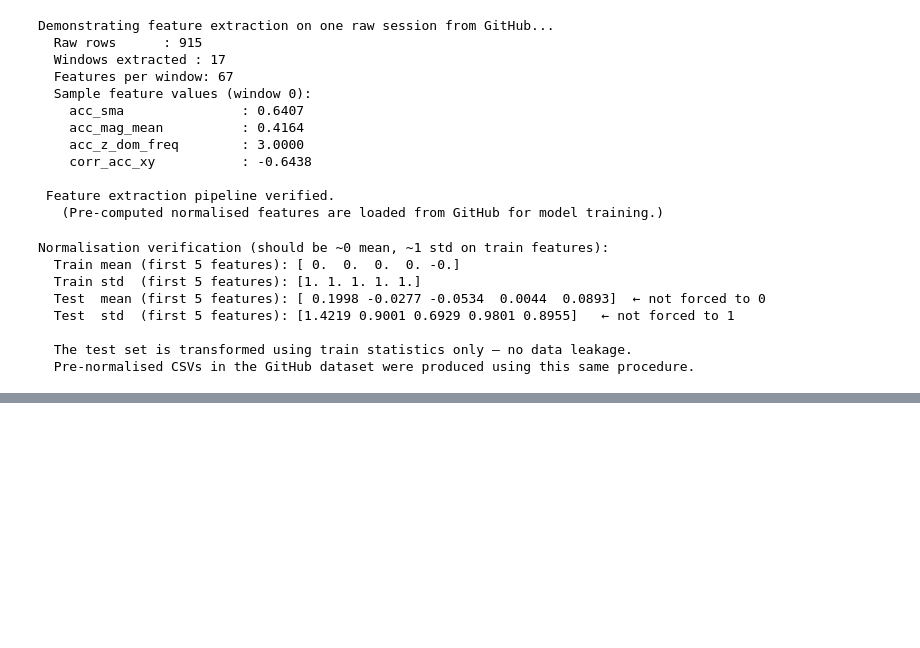
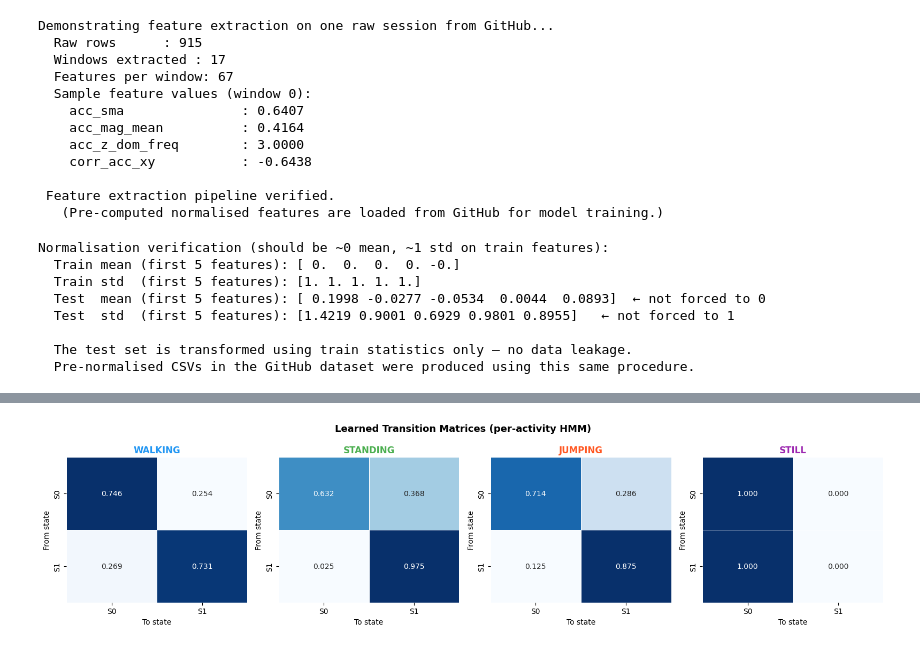
Before and after one commit to yvettegahamanyi/motion-model-using-HMM, a Jupyter notebook: Formative_2_HMM_Activity_Recognition.ipynb, the cells around one changed output, grey strips where cells are left out. Cells and saved outputs as stored; diff of their text form; code cells hidden in the pictures; blank space fills up the shorter version.

```diff
--- a/Formative_2_HMM_Activity_Recognition.ipynb
+++ b/Formative_2_HMM_Activity_Recognition.ipynb
@@ -501,0 +596,19 @@ Normalisation verification (should be ~0 mean, ~1 std on train features):
+# %%
+fig, axes = plt.subplots(1, 4, figsize=(16, 4))
+fig.suptitle("Learned Transition Matrices (per-activity HMM)", fontsize=13, fontweight="bold")
+
+for ax, act in zip(axes, ACTIVITIES):
+    A = models[act].transmat_
+    sns.heatmap(A, annot=True, fmt=".3f", cmap="Blues", ax=ax,
+                linewidths=0.5, cbar=False,
+                xticklabels=[f"S{i}" for i in range(N_COMPONENTS)],
+                yticklabels=[f"S{i}" for i in range(N_COMPONENTS)])
+    ax.set_title(f"{act.upper()}", color=COLOR_MAP[act], fontweight="bold")
+    ax.set_xlabel("To state")
+    ax.set_ylabel("From state")
+
+plt.tight_layout()
+plt.savefig("transition_matrices.png", dpi=150, bbox_inches="tight")
+plt.show()
+# %% [output]
+[figure, added]
```
Also changed, not shown: parts of 28 cells of this notebook.
